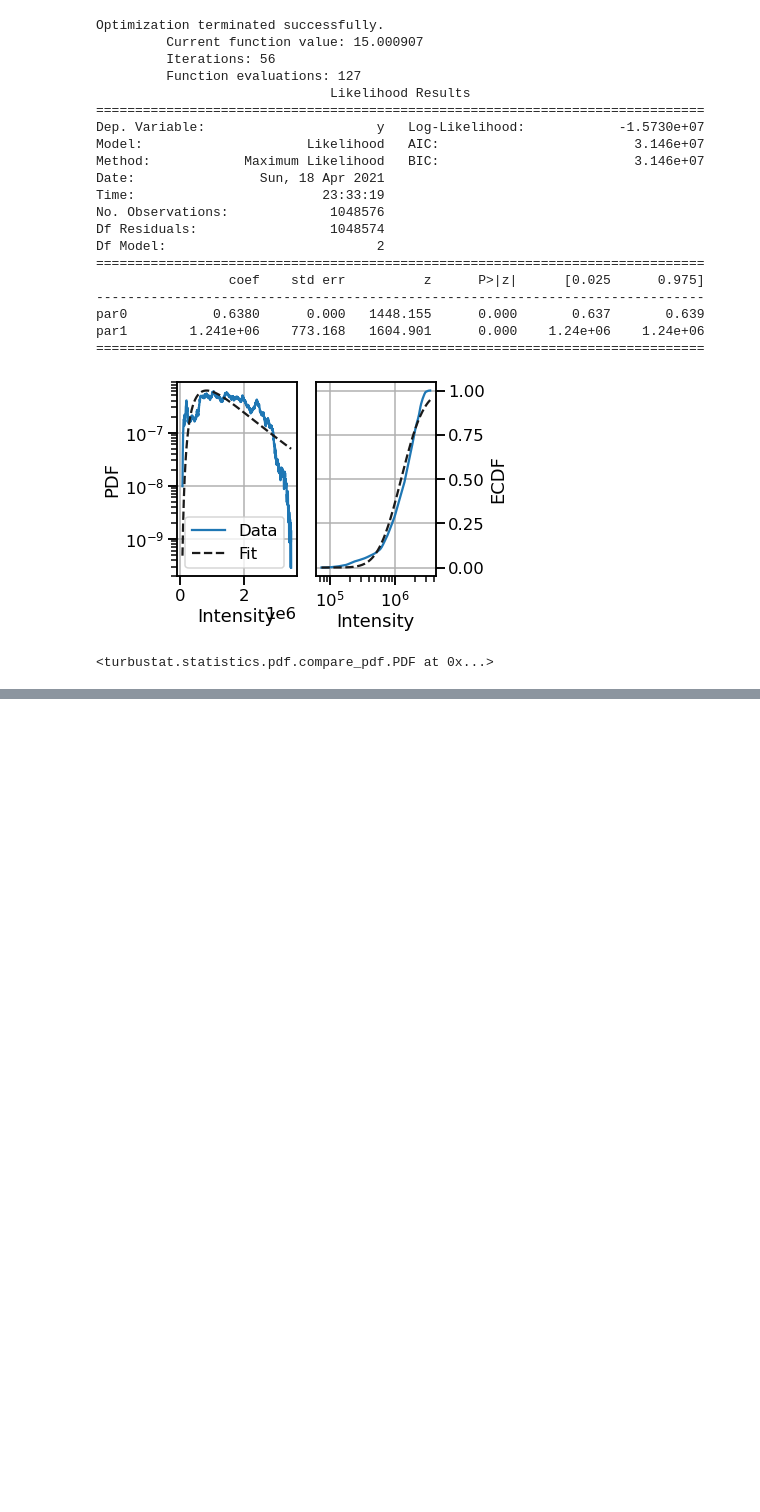
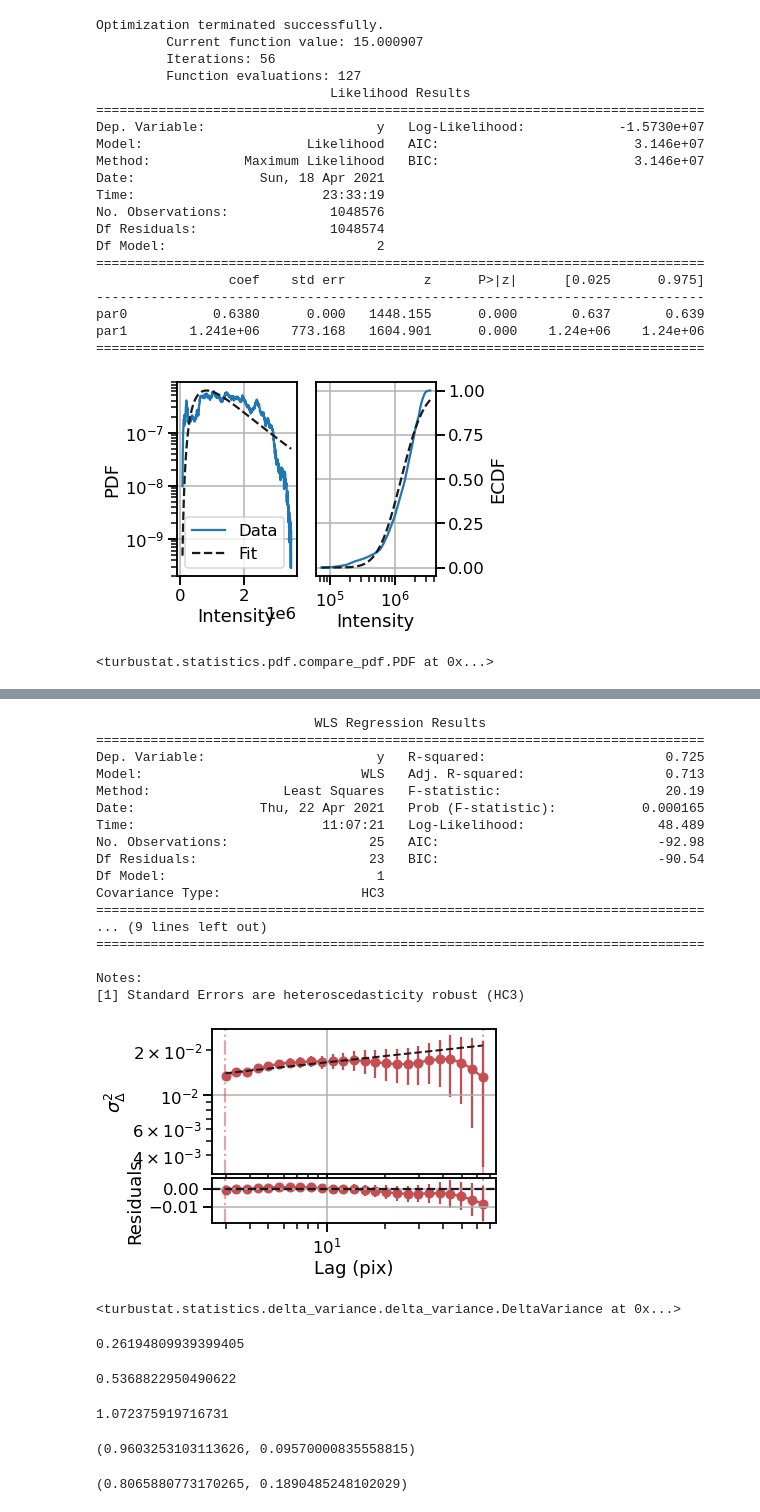
Before and after one commit to will-henney/mariano-velocity-statistics, a Jupyter notebook: tarantula-turbustat.ipynb, the cells around one changed output, grey strips where cells are left out. Drawn from its saved outputs; the diff is of its cells as text; code cells hidden in the pictures; blank space fills up the shorter version.

```diff
--- a/tarantula-turbustat.ipynb
+++ b/tarantula-turbustat.ipynb
@@ -542,0 +649,34 @@ par1        1.241e+06    773.168   1604.901      0.000    1.24e+06    1.24e+06
+# %%
+dvar_shallow.run(verbose=True)
+# %% [output]
+                            WLS Regression Results
+==============================================================================
+Dep. Variable:                      y   R-squared:                       0.725
+Model:                            WLS   Adj. R-squared:                  0.713
+Method:                 Least Squares   F-statistic:                     20.19
+Date:                Thu, 22 Apr 2021   Prob (F-statistic):           0.000165
+Time:                        11:07:21   Log-Likelihood:                 48.489
+No. Observations:                  25   AIC:                            -92.98
+Df Residuals:                      23   BIC:                            -90.54
+Df Model:                           1
+Covariance Type:                  HC3
+==============================================================================
+... (9 lines left out)
+==============================================================================
+
+Notes:
+[1] Standard Errors are heteroscedasticity robust (HC3)
+[figure, added]
+<turbustat.statistics.delta_variance.delta_variance.DeltaVariance at 0x...>
+# %%
+deep_vmap.std()
+# %% [output]
+0.26194809939399405
+# %%
+shallow_vmap.std()
+# %% [output]
+0.5368822950490622
+# %%
+threeD_field[:, 0, 0].std()
+# %% [output]
+1.072375919716731
@@ -542,0 +686,8 @@ par1        1.241e+06    773.168   1604.901      0.000    1.24e+06    1.24e+06
+# %%
+deep_sig_los.mean(), deep_sig_los.std()
+# %% [output]
+(0.9603253103113626, 0.09570000835558815)
+# %%
+shallow_sig_los.mean(), shallow_sig_los.std()
+# %% [output]
+(0.8065880773170265, 0.1890485248102029)
```
Also changed, not shown: parts of 26 cells of this notebook, 2 other files.
